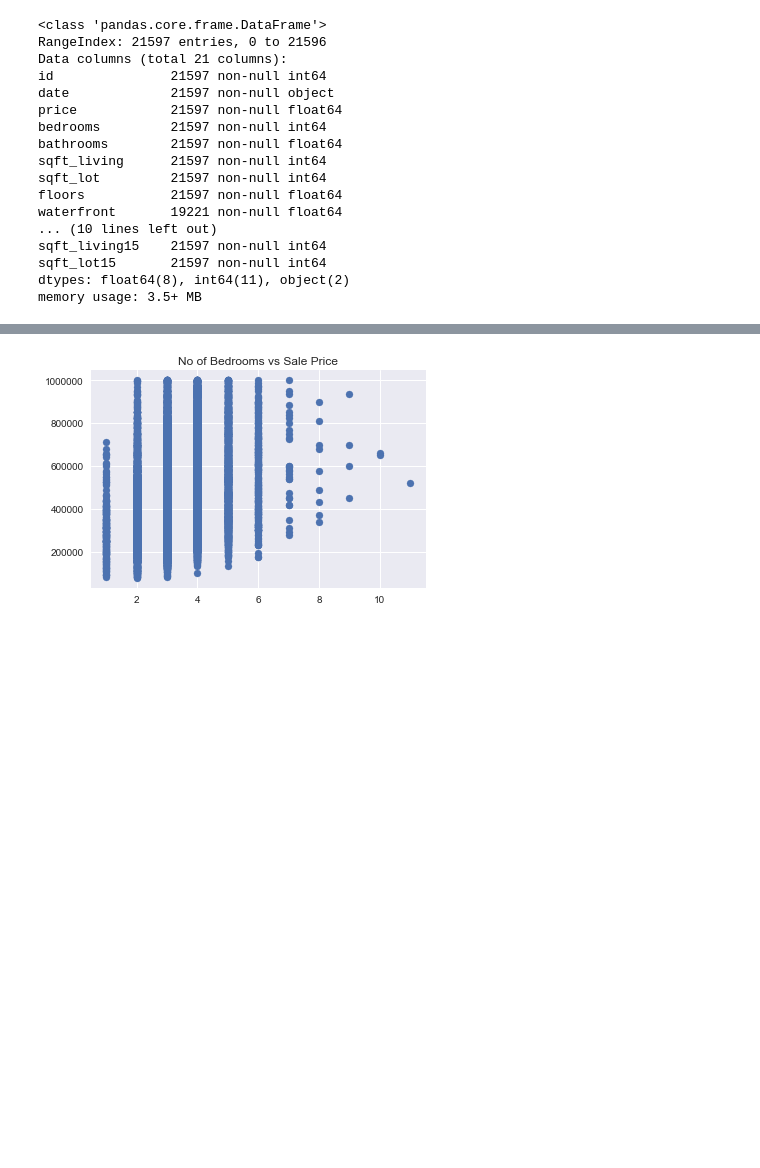
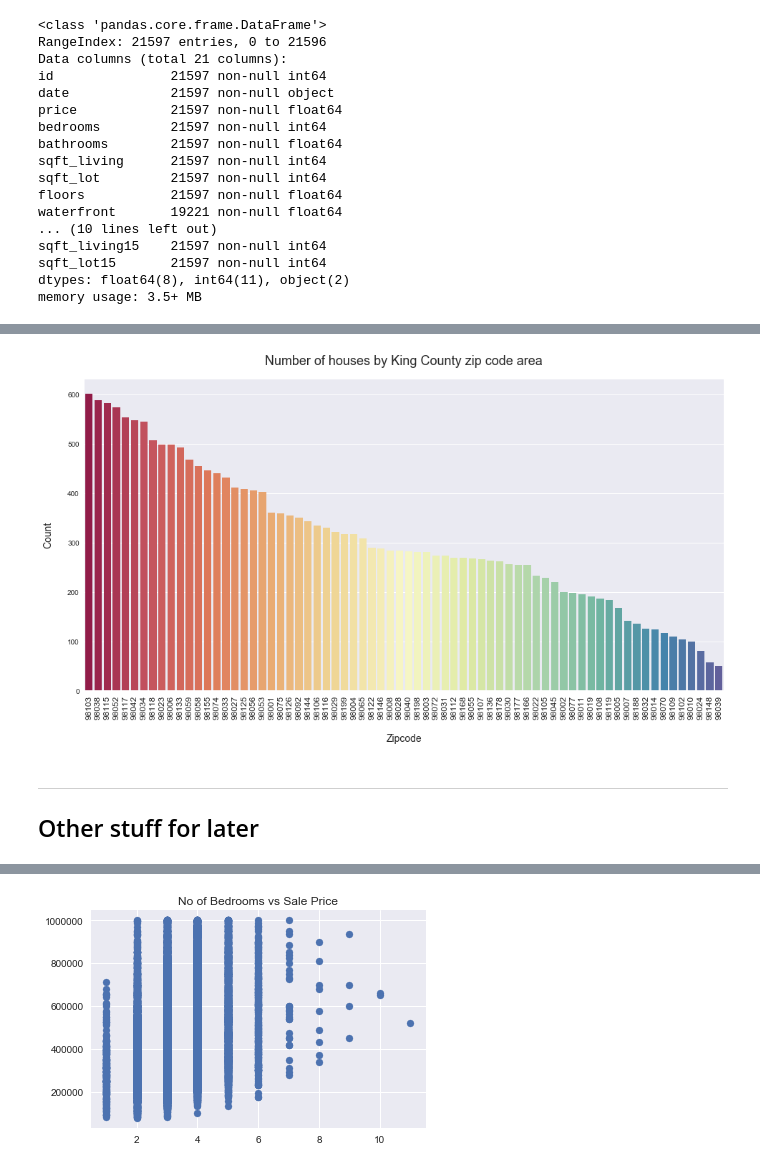
Before and after one commit to toopster/dsc-mod-2-project-v2-1-online-ds-sp-000, a Jupyter notebook: index.ipynb, the cells around one changed output, grey strips where cells are left out. Cells and saved outputs as stored; diff of their text form; code cells hidden in the pictures; blank space fills up the shorter version.

```diff
--- a/index.ipynb
+++ b/index.ipynb
@@ -193,0 +303,27 @@ Name: yr_renovated, Length: 70, dtype: int64
+# %%
+# Create new dataframe grouping the number of houses by zipcode area
+
+zipcode_houses = house_sales.groupby(['zipcode']).size().reset_index(name='count')
+
+# Create a plot to look at the number of houses within each zipcode area
+
+plt.figure(figsize=(16,8))
+plt.title('Number of houses by King County zip code area', fontsize=18, pad=20)
+zipcode_dist = sns.barplot(
+    x=zipcode_houses['zipcode'],
+    y=zipcode_houses['count'],
+    data=zipcode_houses,
+    order=zipcode_houses.sort_values('count', ascending=False).zipcode,
+    palette='Spectral'
+)
+
+zipcode_dist.set_xlabel('Zipcode', fontsize=14, labelpad=20)
+zipcode_dist.set_ylabel('Count', fontsize=14, labelpad=20)
+zipcode_dist.set_xticklabels(zipcode_dist.get_xticklabels(), rotation=90, fontsize=12)
+plt.show();
+# %% [output]
+[figure, added]
+# %% [markdown]
+---
+
+## Other stuff for later
```
Also changed, not shown: parts of 22 cells of this notebook.
